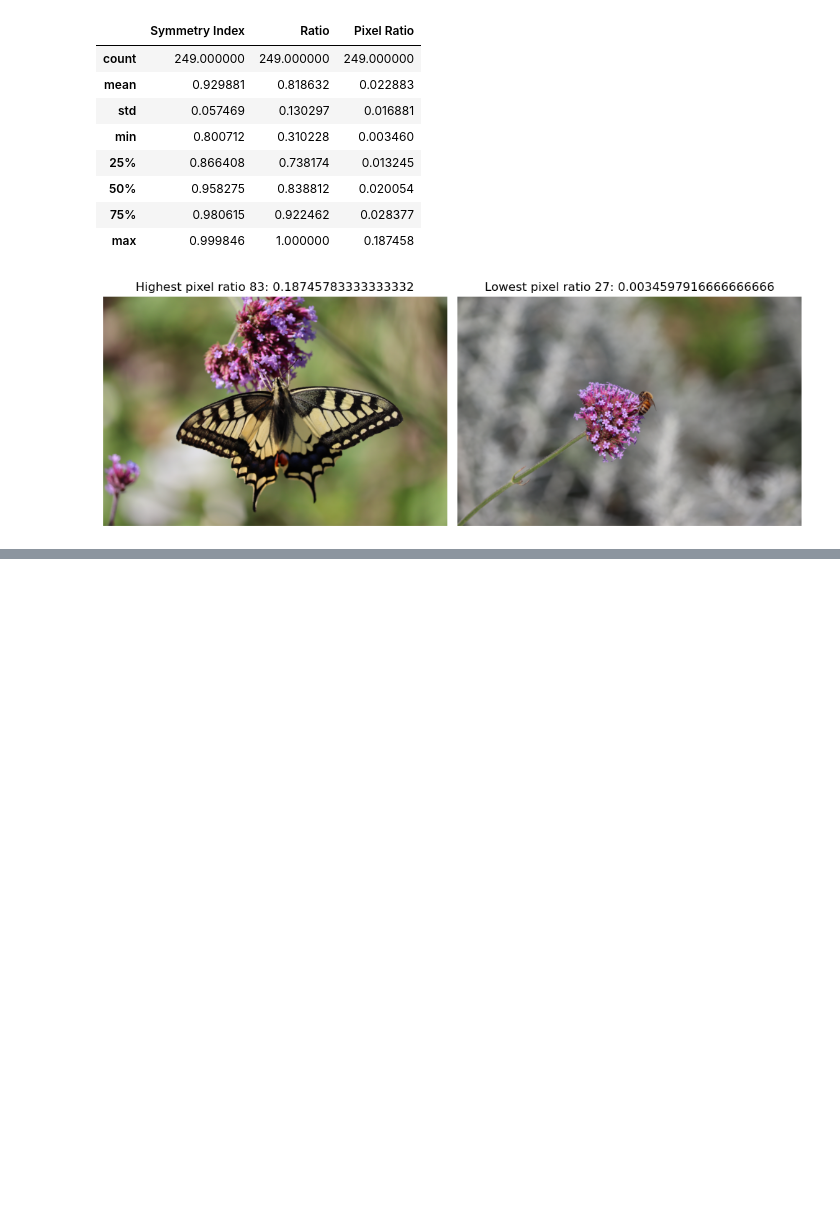
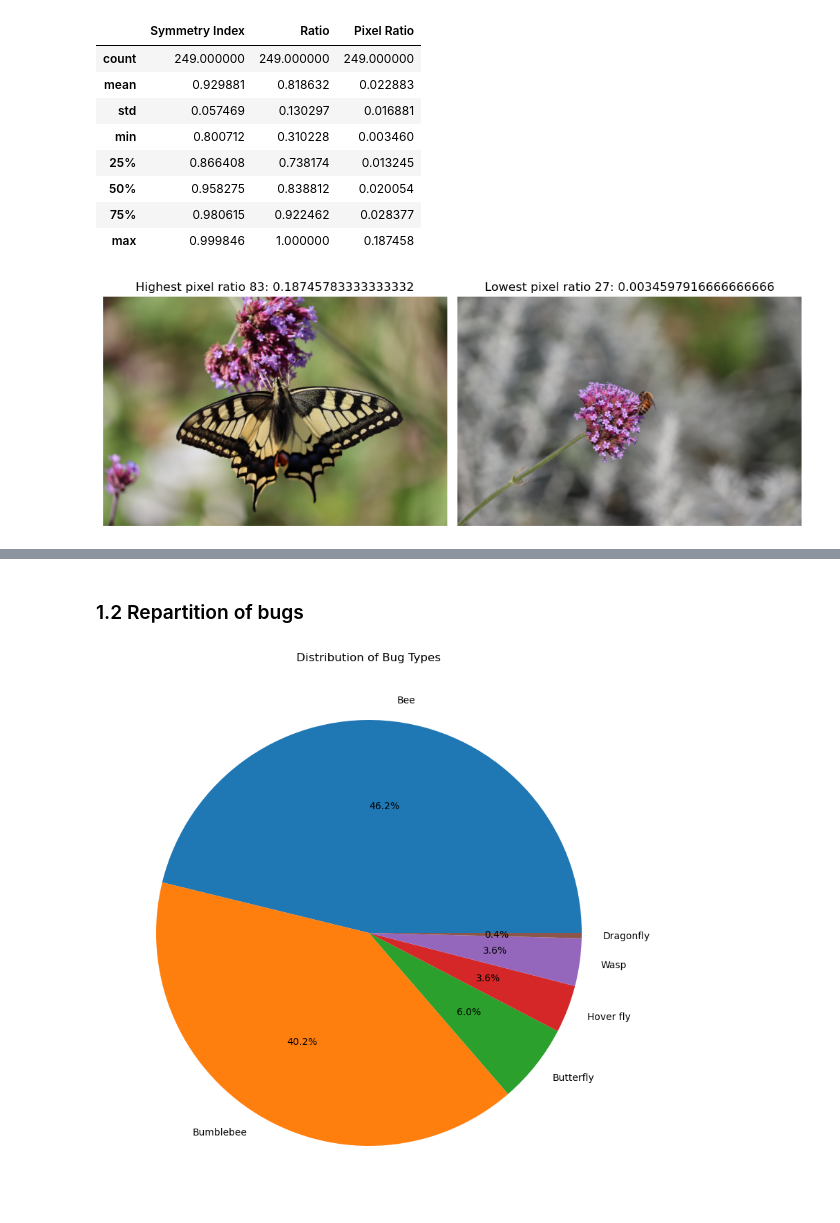
Before and after one commit to Martin-JMP/Engineering_School_IA_To_Bee_or_not_to_Bee, a Jupyter notebook: David Files/Code.ipynb, the cells around one changed output, grey strips where cells are left out. Drawn from its saved outputs; the diff is of its cells as text; code cells hidden in the pictures; blank space fills up the shorter version.

```diff
--- a/David Files/Code.ipynb
+++ b/David Files/Code.ipynb
@@ -336,0 +367,2 @@ plt.show()
+# %%
+directory_path="./train/classif.xlsx"
@@ -336,0 +371,3 @@ plt.show()
+# %%
+df1 = pd.read_excel(directory_path, index_col='ID')
+df1
@@ -336,0 +389,12 @@ plt.show()
+# %%
+df1_without_154 = df1.drop(154)
+# %% [markdown]
+### 1.2 Repartition of bugs
+# %%
+bug_type_counts = df1_without_154['bug type'].value_counts()
+plt.figure(figsize=(10, 10))
+plt.pie(bug_type_counts, labels=bug_type_counts.index, autopct='%1.1f%%')
+plt.title('Distribution of Bug Types')
+plt.show()
+# %% [output]
+[figure, added]
```
Also changed, not shown: parts of 30 cells of this notebook.
